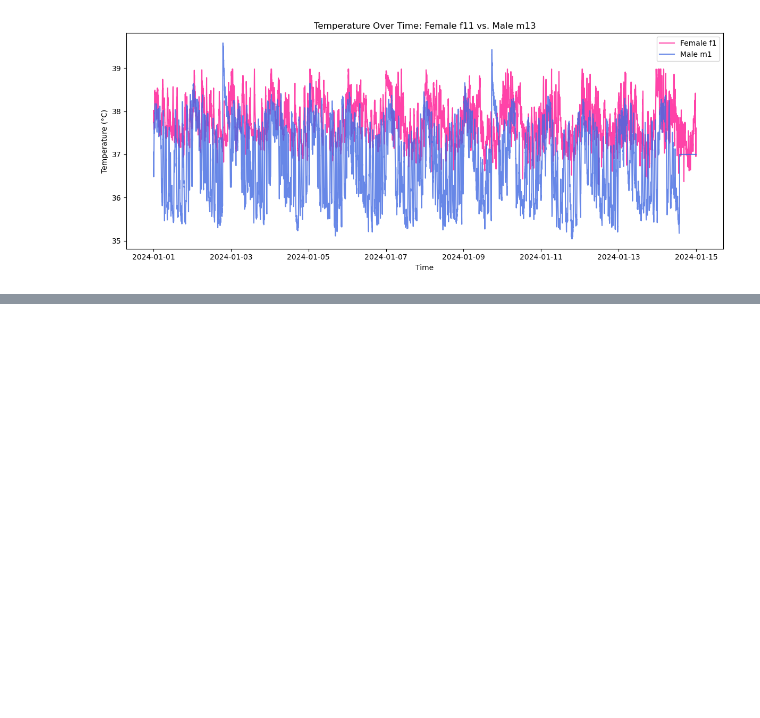
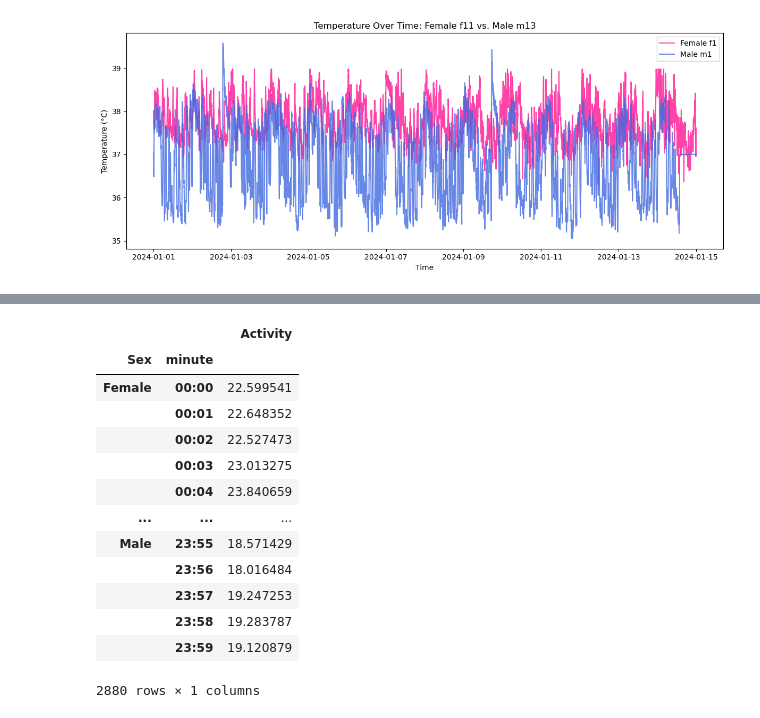
Before and after one commit to mrona22/DSC_106_proj_temp, a Jupyter notebook: ExporatoryGraphs.ipynb, the cells around one changed output, grey strips where cells are left out. Saved outputs shown, nothing was run; the diff lists cells and outputs as text; code cells hidden in the pictures; blank space fills up the shorter version.

```diff
--- a/ExporatoryGraphs.ipynb
+++ b/ExporatoryGraphs.ipynb
@@ -148,0 +182,19 @@ plt.show()
+# %%
+milan_activity = activity_combined.copy()
+milan_activity['minute'] = milan_activity['Time'].dt.strftime("%H:%M")
+milan_activity.groupby(['Sex', 'minute'])[['Activity']].mean()
+# %% [output]
+|  |  | Activity |
+| Sex | minute |  |
+| Female | 00:00 | 22.599541 |
+|  | 00:01 | 22.648352 |
+|  | 00:02 | 22.527473 |
+|  | 00:03 | 23.013275 |
+|  | 00:04 | 23.840659 |
+| ... | ... | ... |
+| Male | 23:55 | 18.571429 |
+|  | 23:56 | 18.016484 |
+|  | 23:57 | 19.247253 |
+|  | 23:58 | 19.283787 |
+|  | 23:59 | 19.120879 |
+2880 rows × 1 columns
```
Also changed, not shown: parts of 20 cells of this notebook, 8 other files.
